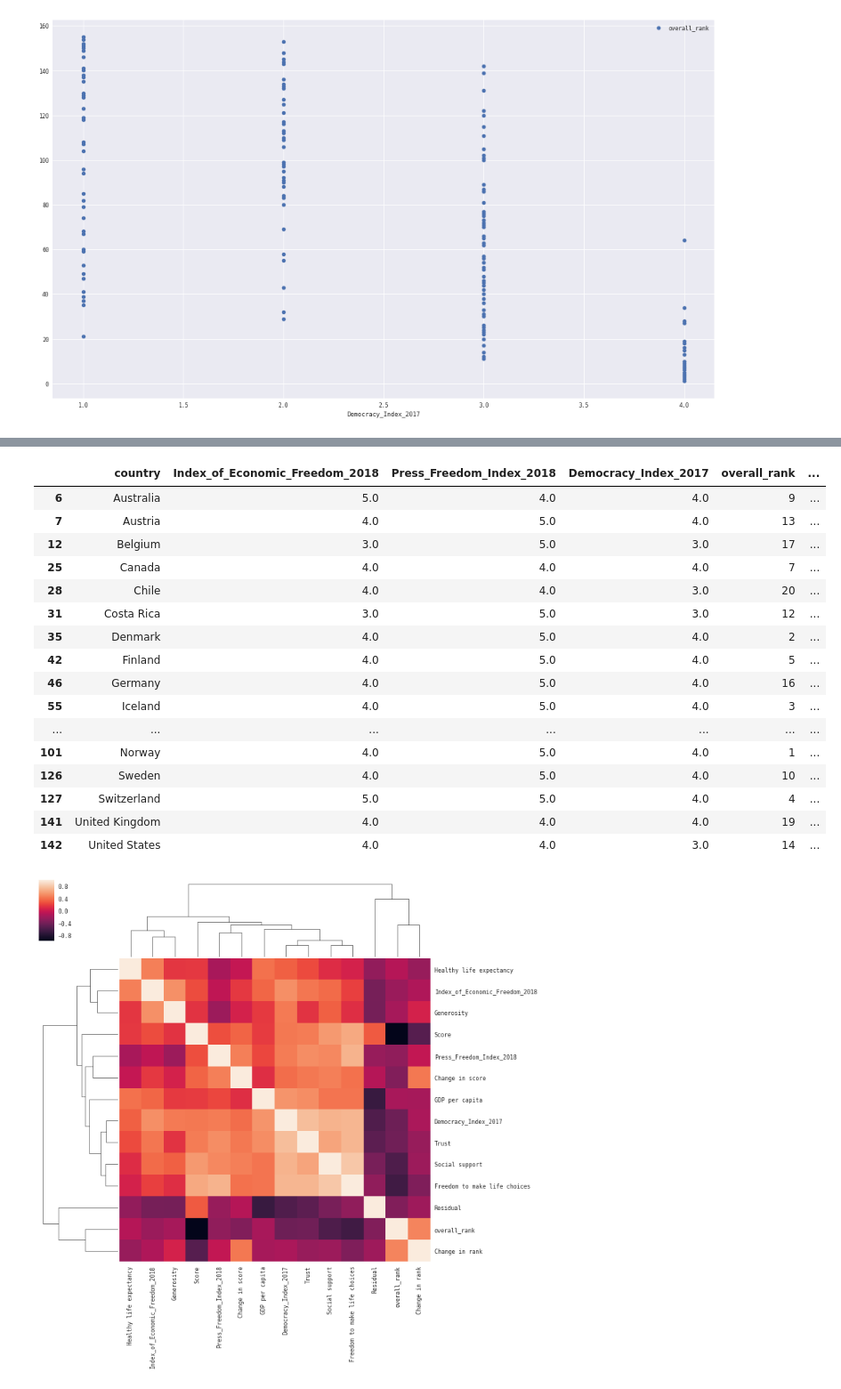
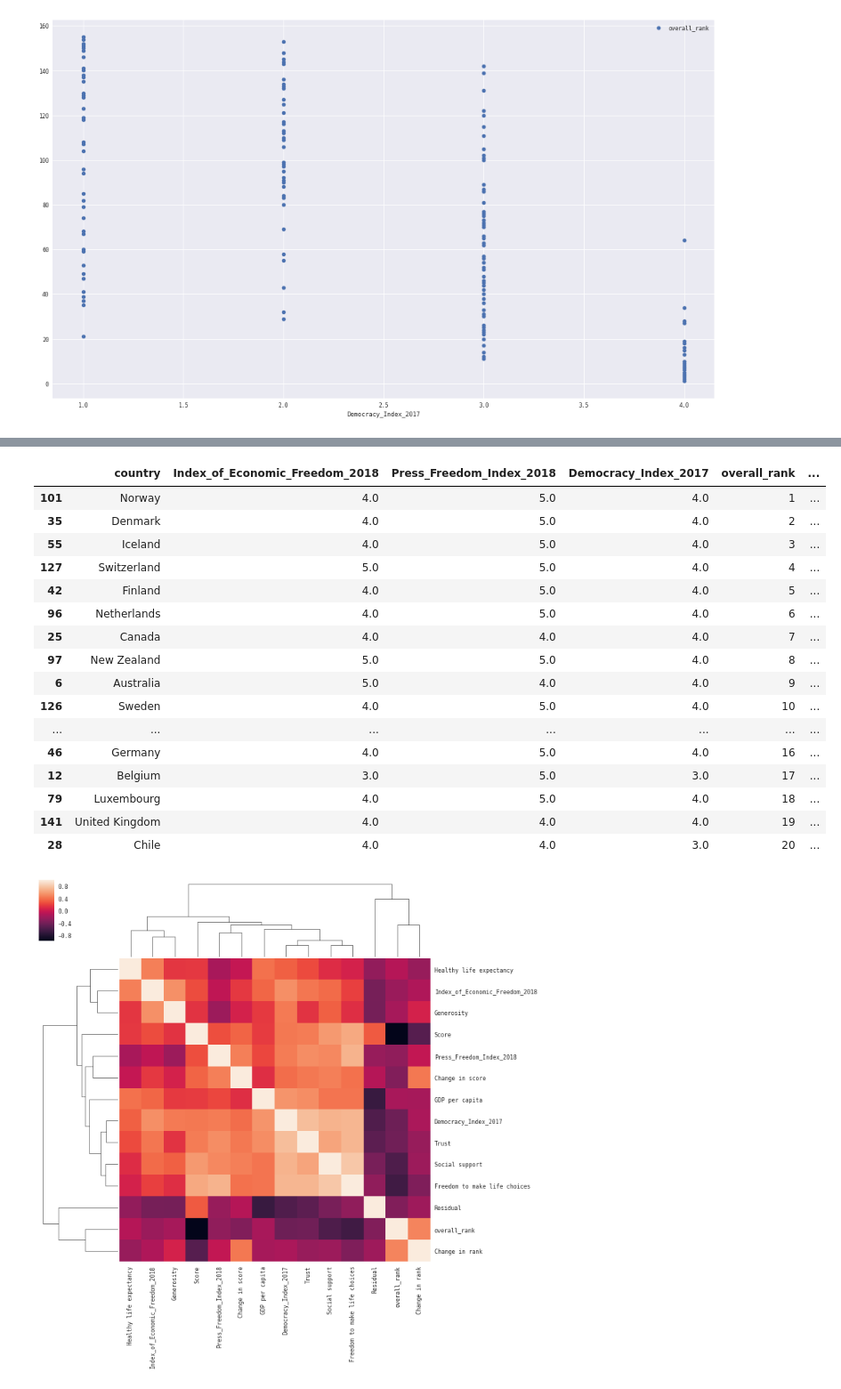
Before and after one commit to wdbm/world_statistics, a Jupyter notebook: freedom_and_happiness.ipynb, the cells around one changed output, grey strips where cells are left out. Shown: that part at 89% size. Drawn from its saved outputs; the diff is of its cells as text; code cells hidden in the pictures.

```diff
--- a/freedom_and_happiness.ipynb
+++ b/freedom_and_happiness.ipynb
@@ -115,25 +119,25 @@ df.plot(x="Democracy_Index_2017", y="overall_rank", style="o");
 # %%
 df = df.query("overall_rank <= 20")
 del df["Freedom_in_the_World_2018"] # all values identical
-df
+df.sort_values("overall_rank") # sort by happiness index rank
 # %% [output]
 |  | country | Index_of_Economic_Freedom_2018 | Press_Freedom_Index_2018 | Democracy_Index_2017 | overall_rank | ... |
+| 101 | Norway | 4.0 | 5.0 | 4.0 | 1 | ... |
+| 35 | Denmark | 4.0 | 5.0 | 4.0 | 2 | ... |
+| 55 | Iceland | 4.0 | 5.0 | 4.0 | 3 | ... |
+| 127 | Switzerland | 5.0 | 5.0 | 4.0 | 4 | ... |
+| 42 | Finland | 4.0 | 5.0 | 4.0 | 5 | ... |
+| 96 | Netherlands | 4.0 | 5.0 | 4.0 | 6 | ... |
+| 25 | Canada | 4.0 | 4.0 | 4.0 | 7 | ... |
+| 97 | New Zealand | 5.0 | 5.0 | 4.0 | 8 | ... |
 | 6 | Australia | 5.0 | 4.0 | 4.0 | 9 | ... |
-| 7 | Austria | 4.0 | 5.0 | 4.0 | 13 | ... |
+| 126 | Sweden | 4.0 | 5.0 | 4.0 | 10 | ... |
+| ... | ... | ... | ... | ... | ... | ... |
+| 46 | Germany | 4.0 | 5.0 | 4.0 | 16 | ... |
 | 12 | Belgium | 3.0 | 5.0 | 3.0 | 17 | ... |
-| 25 | Canada | 4.0 | 4.0 | 4.0 | 7 | ... |
+| 79 | Luxembourg | 4.0 | 5.0 | 4.0 | 18 | ... |
+| 141 | United Kingdom | 4.0 | 4.0 | 4.0 | 19 | ... |
 | 28 | Chile | 4.0 | 4.0 | 3.0 | 20 | ... |
-| 31 | Costa Rica | 3.0 | 5.0 | 3.0 | 12 | ... |
-| 35 | Denmark | 4.0 | 5.0 | 4.0 | 2 | ... |
-| 42 | Finland | 4.0 | 5.0 | 4.0 | 5 | ... |
-| 46 | Germany | 4.0 | 5.0 | 4.0 | 16 | ... |
-| 55 | Iceland | 4.0 | 5.0 | 4.0 | 3 | ... |
-| ... | ... | ... | ... | ... | ... | ... |
-| 101 | Norway | 4.0 | 5.0 | 4.0 | 1 | ... |
-| 126 | Sweden | 4.0 | 5.0 | 4.0 | 10 | ... |
-| 127 | Switzerland | 5.0 | 5.0 | 4.0 | 4 | ... |
-| 141 | United Kingdom | 4.0 | 4.0 | 4.0 | 19 | ... |
-| 142 | United States | 4.0 | 4.0 | 3.0 | 14 | ... |
 # %%
 plot = sns.clustermap(df.corr())
 _ = plt.setp(plot.ax_heatmap.get_yticklabels(), rotation = 0)
```
Also changed, not shown: parts of 2 cells of this notebook.
